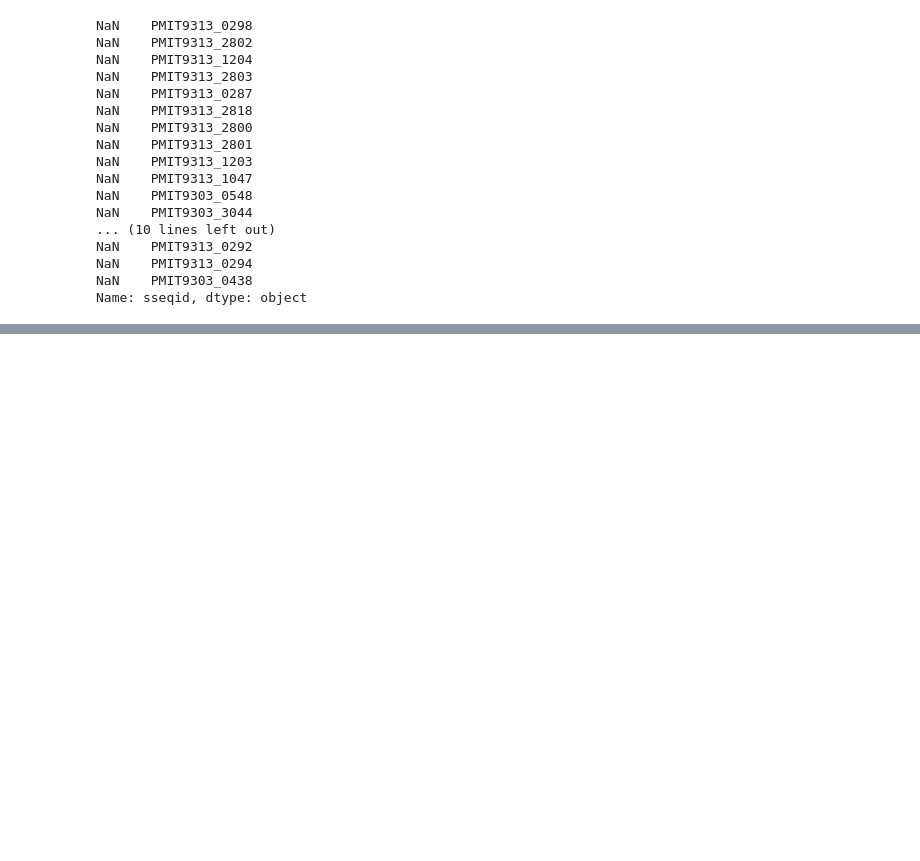
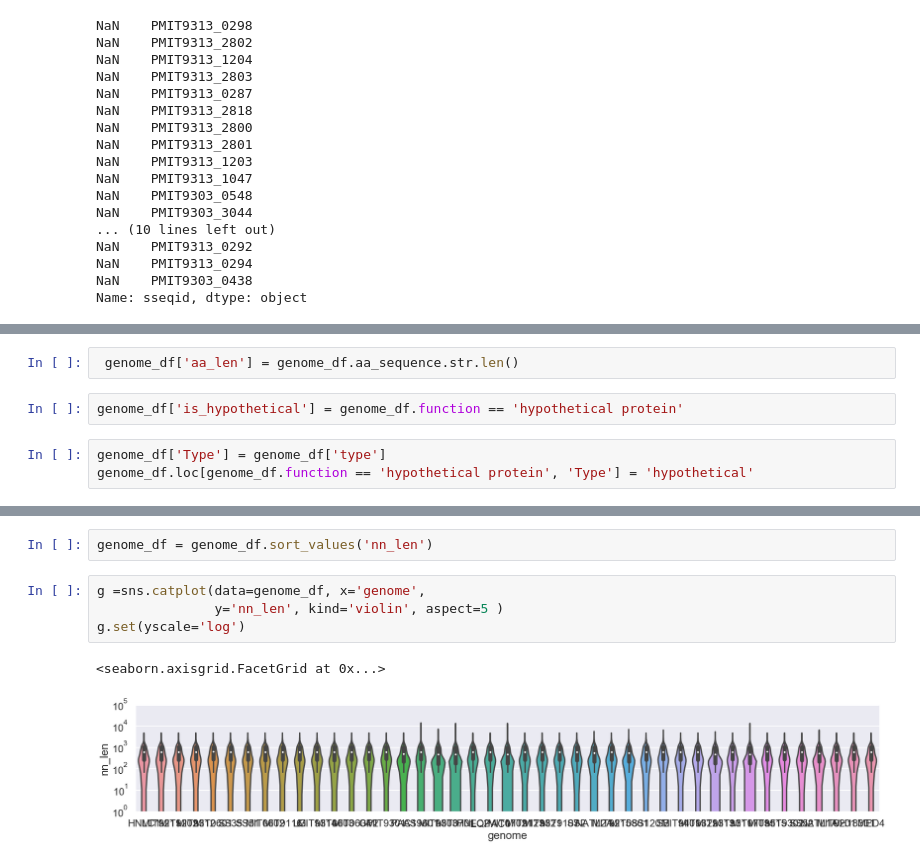
Before and after one commit to wosnat/sep, a Jupyter notebook: ripp try2 3_7_2019.ipynb, the cells around one changed output, grey strips where cells are left out. Drawn from its saved outputs; the diff is of its cells as text; blank space fills up the shorter version.

```diff
--- a/ripp try2 3_7_2019.ipynb
+++ b/ripp try2 3_7_2019.ipynb
@@ -361,0 +365,7 @@ Name: sseqid, dtype: object
+# %%
+ genome_df['aa_len'] = genome_df.aa_sequence.str.len()
+# %%
+genome_df['is_hypothetical'] = genome_df.function == 'hypothetical protein'
+# %%
+genome_df['Type'] = genome_df['type']
+genome_df.loc[genome_df.function == 'hypothetical protein', 'Type'] = 'hypothetical'
@@ -361,0 +384,9 @@ Name: sseqid, dtype: object
+# %%
+genome_df = genome_df.sort_values('nn_len')
+# %%
+g =sns.catplot(data=genome_df, x='genome',
+               y='nn_len', kind='violin', aspect=5 )
+g.set(yscale='log')
+# %% [output]
+<seaborn.axisgrid.FacetGrid at 0x...>
+[figure, added]
```
Also changed, not shown: parts of 30 cells of this notebook.
